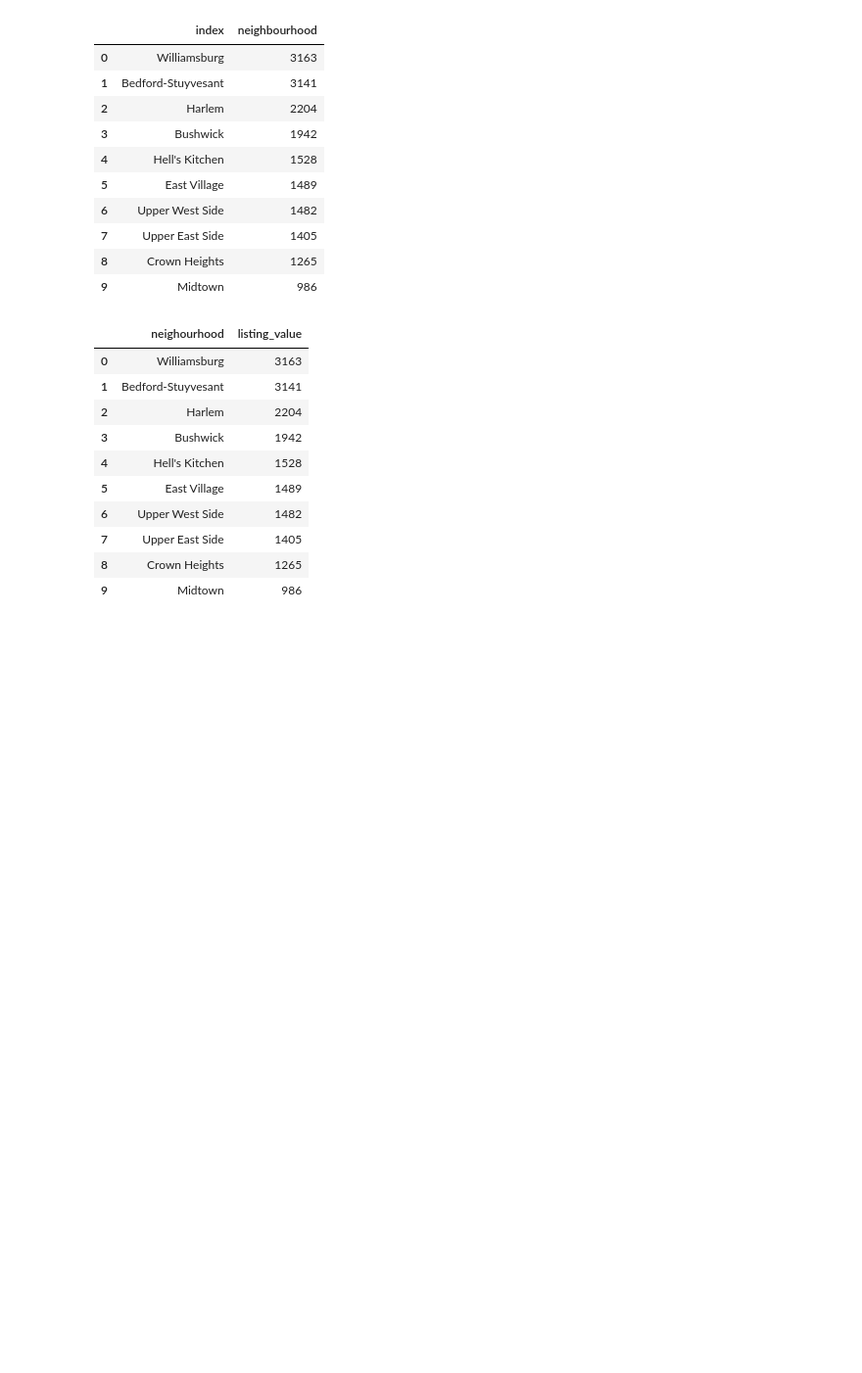
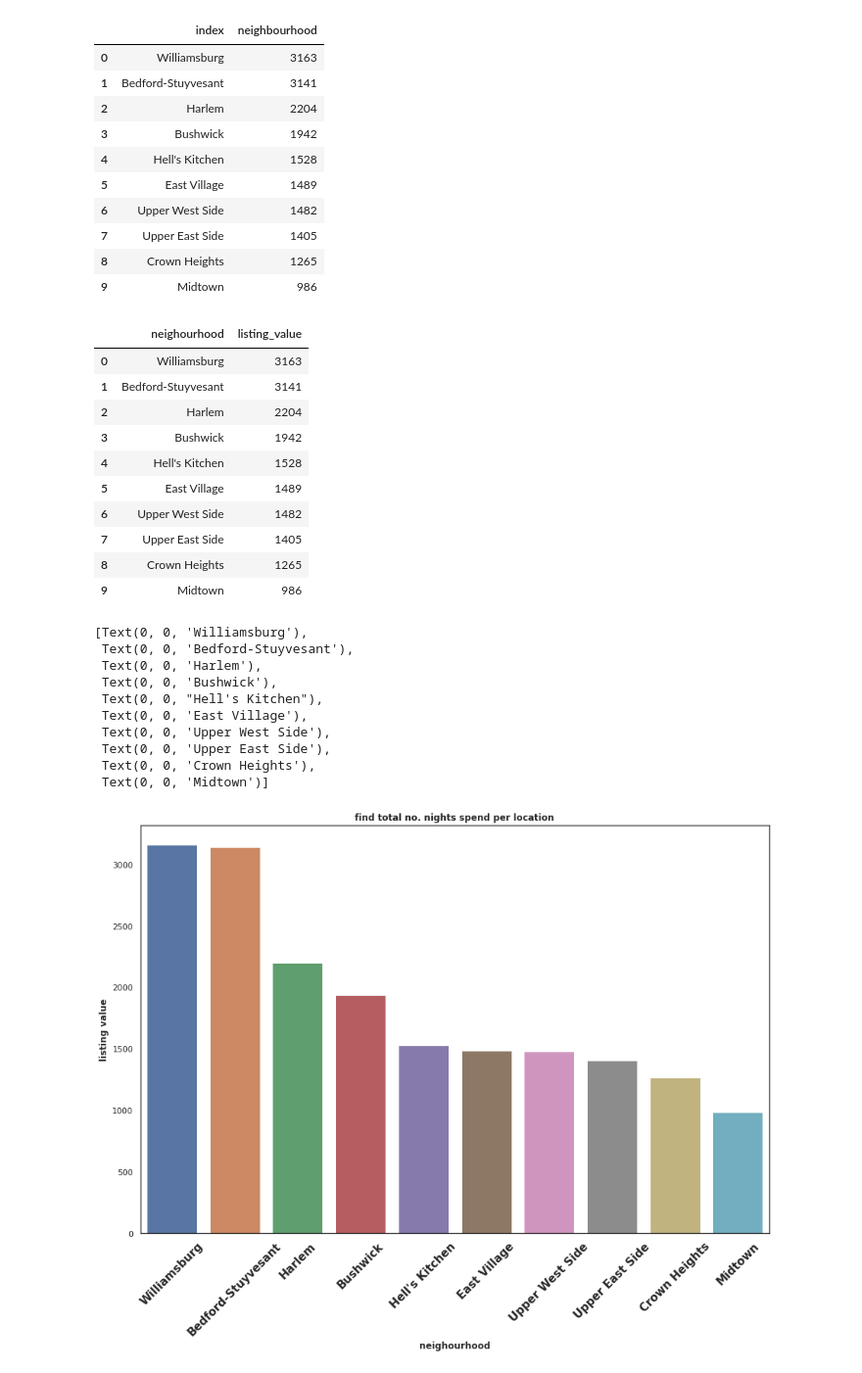
Before and after one commit to suloymandal9/Airbnb--data--analysis, a Jupyter notebook: airbnb.ipynb, the cells around one changed output. Shown at 98% size. Cells and saved outputs as stored; diff of their text form; code cells hidden in the pictures; blank space fills up the shorter version.

```diff
--- a/airbnb.ipynb
+++ b/airbnb.ipynb
@@ -267,3 +267,24 @@ final_10
 | 7 | Upper East Side | 1405 |
 | 8 | Crown Heights | 1265 |
 | 9 | Midtown | 986 |
+# %%
+sns.set(rc={'figure.figsize':(15,10)})
+sns.set_style('white')
+abc= sns.barplot(x='neighourhood', y='listing_value',data = final_10)
+abc.set_title('find total no. nights spend per location', Weight='bold')
+abc.set_ylabel('listing value', Weight='bold')
+abc.set_xlabel('neighourhood', Weight='bold')
+
+abc.set_xticklabels(abc.get_xticklabels(),Weight='bold',rotation = 45,size='15')
+# %% [output]
+[Text(0, 0, 'Williamsburg'),
+ Text(0, 0, 'Bedford-Stuyvesant'),
+ Text(0, 0, 'Harlem'),
+ Text(0, 0, 'Bushwick'),
+ Text(0, 0, "Hell's Kitchen"),
+ Text(0, 0, 'East Village'),
+ Text(0, 0, 'Upper West Side'),
+ Text(0, 0, 'Upper East Side'),
+ Text(0, 0, 'Crown Heights'),
+ Text(0, 0, 'Midtown')]
+[figure, added]
```
Also changed, not shown: parts of 1 cell of this notebook.
